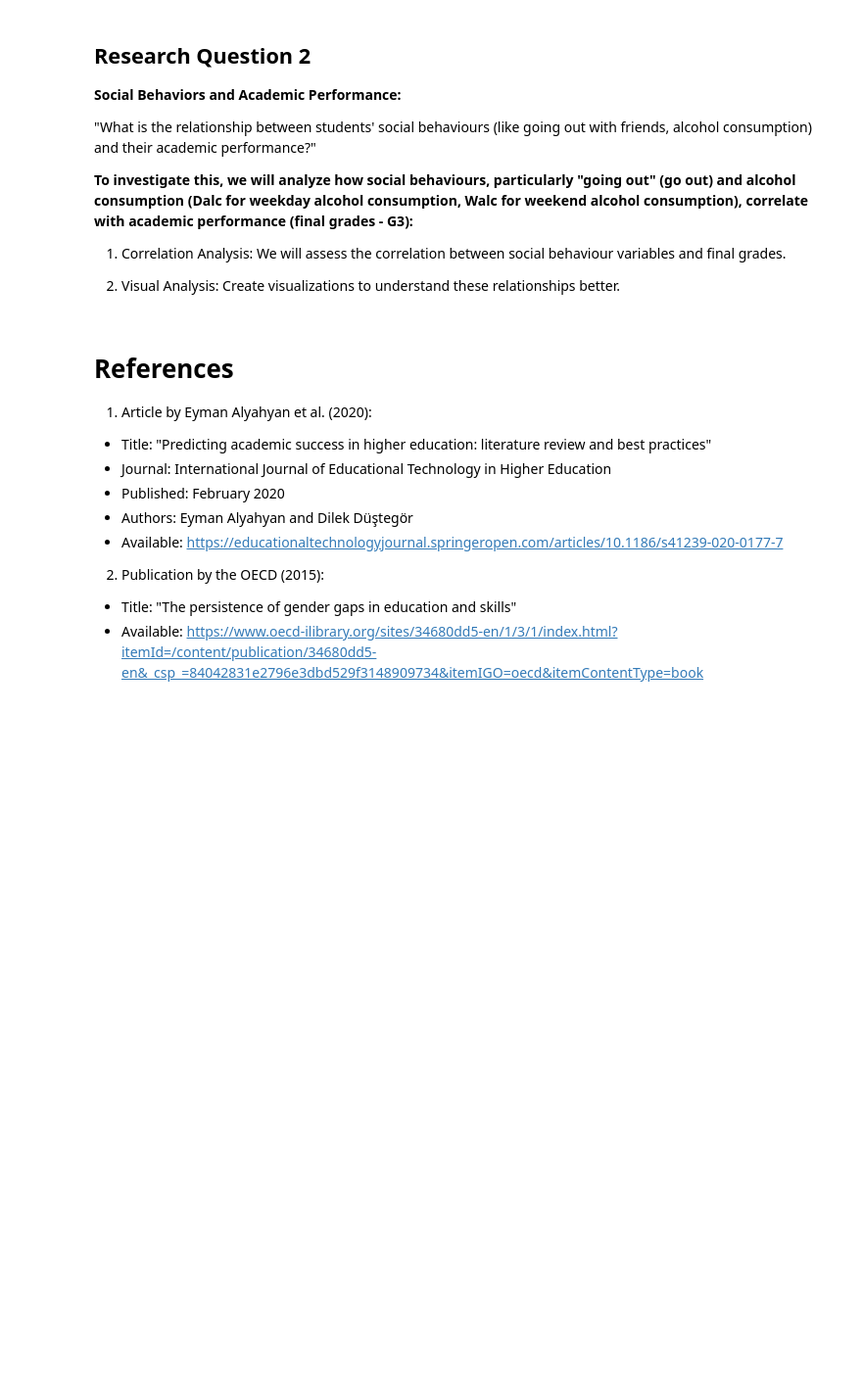
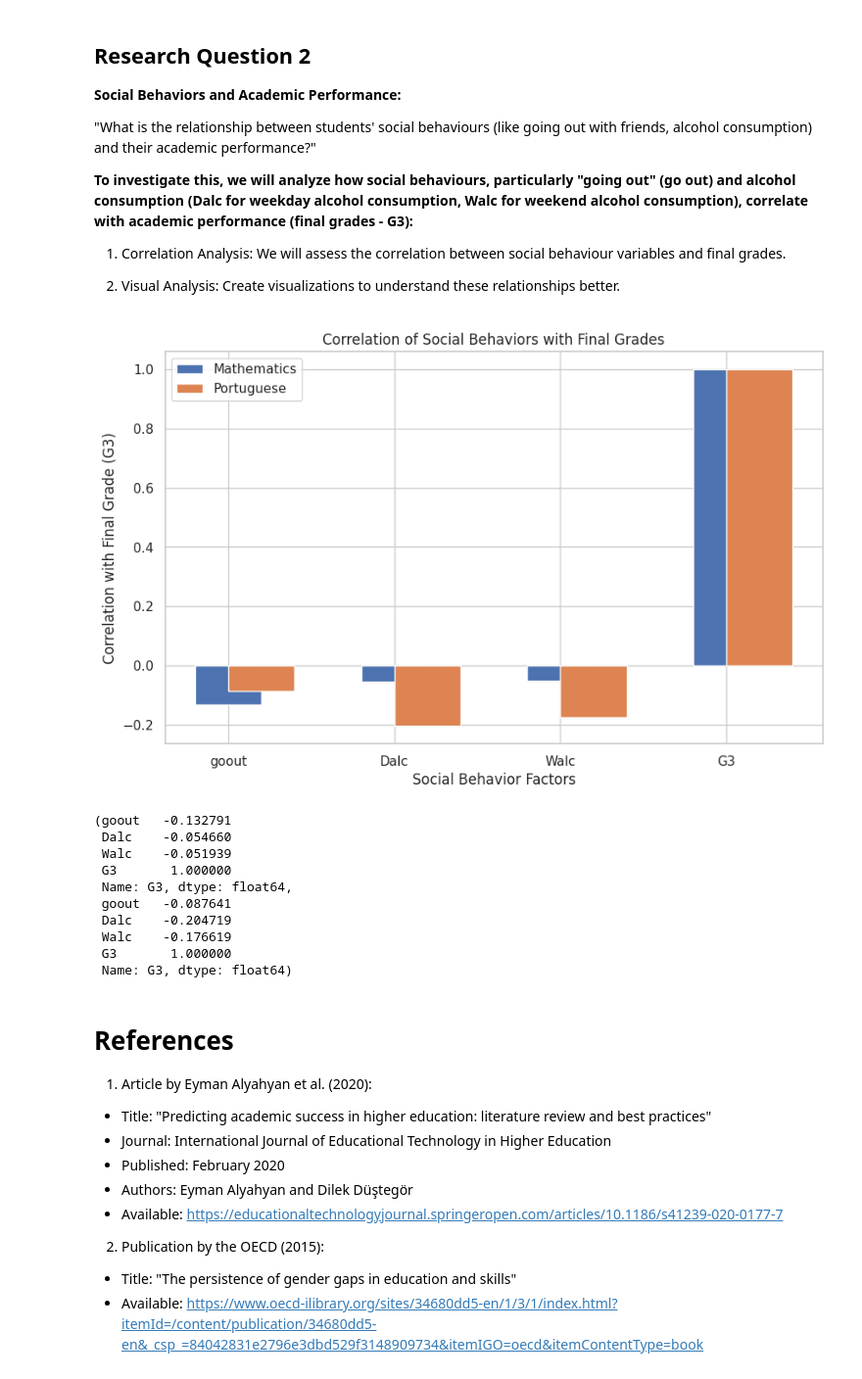
Before and after one commit to carlos-alves-one/Student-Performance-Analysis, a Jupyter notebook: Student_Performance.ipynb, the cells around one changed output. Shown at 98% size. Cells and saved outputs as stored; diff of their text form; code cells hidden in the pictures; blank space fills up the shorter version.

Commit message:
Analyzing the correlation of social behavior factors with final grades (G3)

```diff
--- a/Student_Performance.ipynb
+++ b/Student_Performance.ipynb
@@ -1000,6 +1000,35 @@ These insights indicate that demographic factors, particularly parents' educatio
 1. Correlation Analysis: We will assess the correlation between social behaviour variables and final grades.
 
 2. Visual Analysis: Create visualizations to understand these relationships better.
+# %%
+# Analyzing the correlation of social behavior factors with final grades (G3)
+social_behaviors_math = data_mat[['goout', 'Dalc', 'Walc', 'G3']].corr()['G3']
+social_behaviors_portuguese = data_por[['goout', 'Dalc', 'Walc', 'G3']].corr()['G3']
+
+# Creating a bar plot to compare the impact of social behaviors in both subjects
+plt.figure(figsize=(10, 6))
+plt.bar(social_behaviors_math.index, social_behaviors_math, width=0.4, label='Mathematics', align='center')
+plt.bar(social_behaviors_portuguese.index, social_behaviors_portuguese, width=0.4, label='Portuguese', align='edge')
+plt.title('Correlation of Social Behaviors with Final Grades')
+plt.xlabel('Social Behavior Factors')
+plt.ylabel('Correlation with Final Grade (G3)')
+plt.legend()
+plt.grid(True)
+plt.show()
+
+(social_behaviors_math, social_behaviors_portuguese)
+# %% [output]
+[figure, added]
+(goout   -0.132791
+ Dalc    -0.054660
+ Walc    -0.051939
+ G3       1.000000
+ Name: G3, dtype: float64,
+ goout   -0.087641
+ Dalc    -0.204719
+ Walc    -0.176619
+ G3       1.000000
+ Name: G3, dtype: float64)
 # %% [markdown]
 # References
 
```
